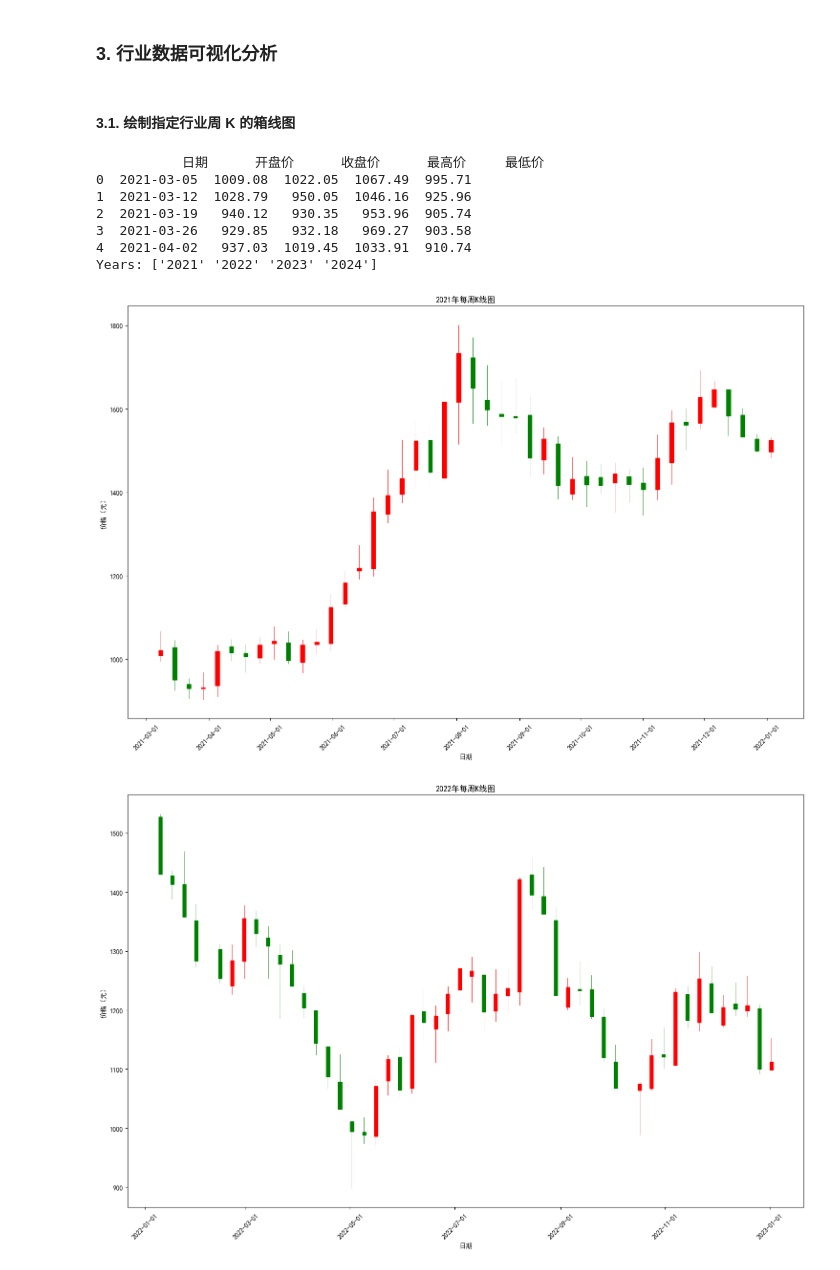
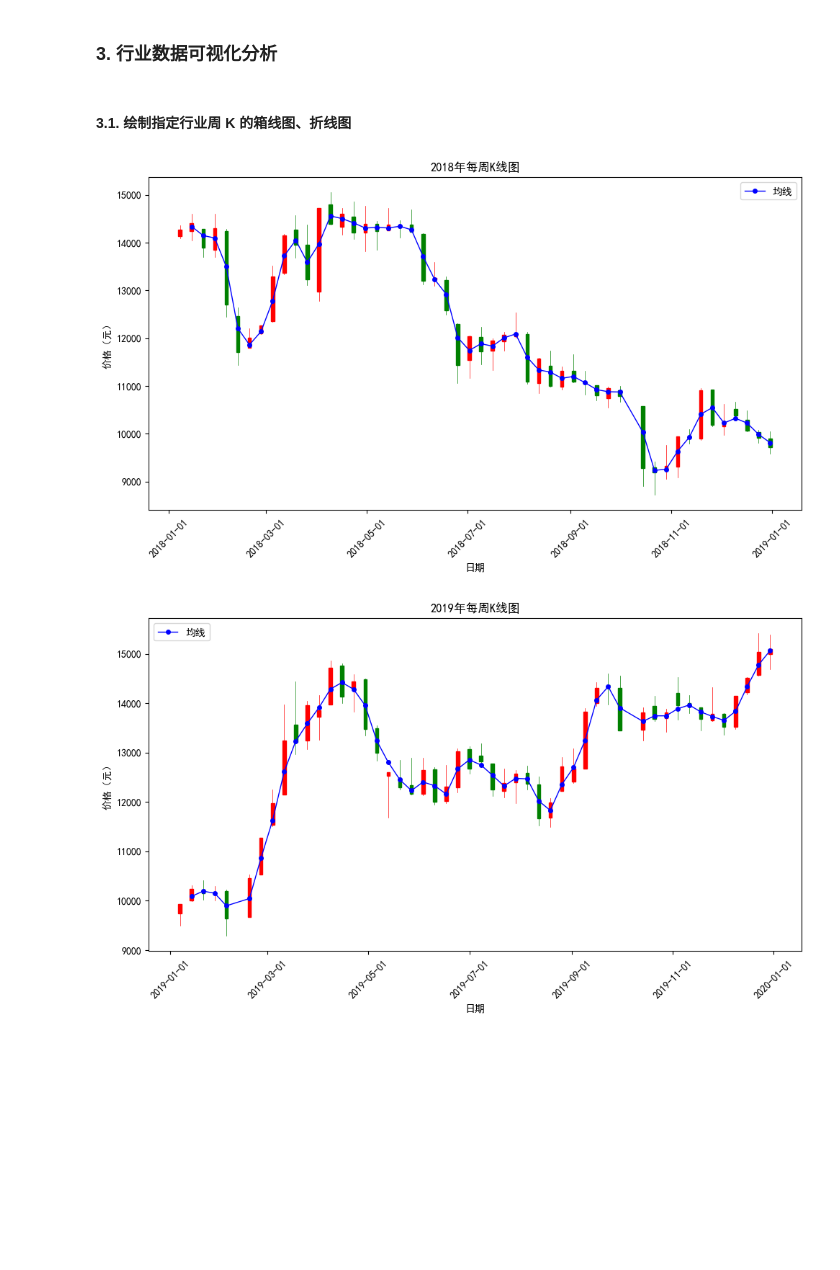
Before and after one commit to R3c0ger/crawling-analysis-and-modeling-of-stock-data, a Jupyter notebook: stock_crawler.ipynb, the cells around one changed output. Drawn from its saved outputs; the diff is of its cells as text; code cells hidden in the pictures; blank space fills up the shorter version.

```diff
--- a/stock_crawler.ipynb
+++ b/stock_crawler.ipynb
@@ -474,68 +469,63 @@ Cluster                0           1           2           3           4
 # %% [markdown]
 ### 3. 行业数据可视化分析
 # %% [markdown]
-#### 3.1. 绘制指定行业周 K 的箱线图
+#### 3.1. 绘制指定行业周 K 的箱线图、折线图
 # %%
 import matplotlib.dates as mdates
 from mplfinance.original_flavor import candlestick_ohlc
 
 def draw_box_plot(weekly_kline_file):
-    """绘制指定板块每年的周 K 线箱线图"""
-    # 设置中文字体
-    plt.rcParams['font.sans-serif'] = ['SimHei']
-    plt.rcParams['axes.unicode_minus'] = False
-
+    """绘制指定板块每年的周 K 线箱线图与折线图"""
     # 导入行业周 K 线数据
     data = pd.read_excel(weekly_kline_file)
     # 保留日期和价格数据
     data = data[['日期', '开盘价', '收盘价', '最高价', '最低价']]
-    print(data.head())
     # 提取年份
     data['Year'] = data['日期'].str[:4]
     years = data['Year'].unique()
-    print(f"Years: {years}")
+    # print(data.head())
+    # print(f"Years: {years}")
 
     for year in years:
         # 提取周 K 线数据中，指定年份里的所有数据
         yearly_data = data[data['Year'] == year]
         # 转换日期格式
         yearly_data.loc[:, '日期'] = pd.to_datetime(yearly_data['日期'])
         # 设置日期为索引
         yearly_data = yearly_data.set_index('日期')
         # 按周重新采样
         weekly_data = yearly_data.resample('W-Mon').agg({
             '开盘价': 'first',
             '收盘价': 'last',
             '最高价': 'max',
             '最低价': 'min'
         }).dropna()
 
+        # 计算均线，使用移动平均线（Moving average, MA）来计算，这里不是很标准
+        weekly_data['均线'] = weekly_data['收盘价'].rolling(window=2).mean()
+
         # 准备 K 线图数据
         ohlc = weekly_data.reset_index()  # 重置索引
         ohlc['日期'] = ohlc['日期'].apply(mdates.date2num)
-        ohlc = ohlc[['日期', '开盘价', '最高价', '最低价', '收盘价']]
+        ohlc = ohlc[['日期', '开盘价', '最高价', '最低价', '收盘价', '均线']]
 
-        # 绘制 K 线图
-        fig, ax = plt.subplots(figsize=(15, 10))
-        candlestick_ohlc(ax, ohlc.values, width=2, colorup='red', colordown='green')
+        # 绘制箱线图
+        fig, ax = plt.subplots(figsize=(10, 6))
+        candlestick_ohlc(ax, ohlc[['日期', '开盘价', '最高价', '最低价', '收盘价']].values, width=2, colorup='red', colordown='green')
+        # 根据收盘价绘制均线
+        ax.plot(ohlc['日期'], ohlc['均线'], color='blue', marker='o', linestyle='-', linewidth=1, markersize=4, label='均线')
         ax.xaxis_date()
         ax.xaxis.set_major_formatter(mdates.DateFormatter('%Y-%m-%d'))
         plt.xticks(rotation=45)
         plt.title(f'{year}年每周K线图')
         plt.xlabel('日期')
         plt.ylabel('价格（元）')
+        plt.legend()
         plt.tight_layout()
         plt.show()
 
 
-draw_box_plot('BK1036_半导体_weekly_k_data.xlsx')
+draw_box_plot('kline_data/BK0447_kline_data/BK0447_weekly_k_data.xlsx')
 # %% [output]
-           日期      开盘价      收盘价      最高价     最低价
-0  2021-03-05  1009.08  1022.05  1067.49  995.71
-1  2021-03-12  1028.79   950.05  1046.16  925.96
-2  2021-03-19   940.12   930.35   953.96  905.74
-3  2021-03-26   929.85   932.18   969.27  903.58
-4  2021-04-02   937.03  1019.45  1033.91  910.74
-Years: ['2021' '2022' '2023' '2024']
-[figure, old version]
+[figure, new version]
-[figure, old version]
+[figure, new version]
```
Also changed, not shown: parts of 10 cells of this notebook.
